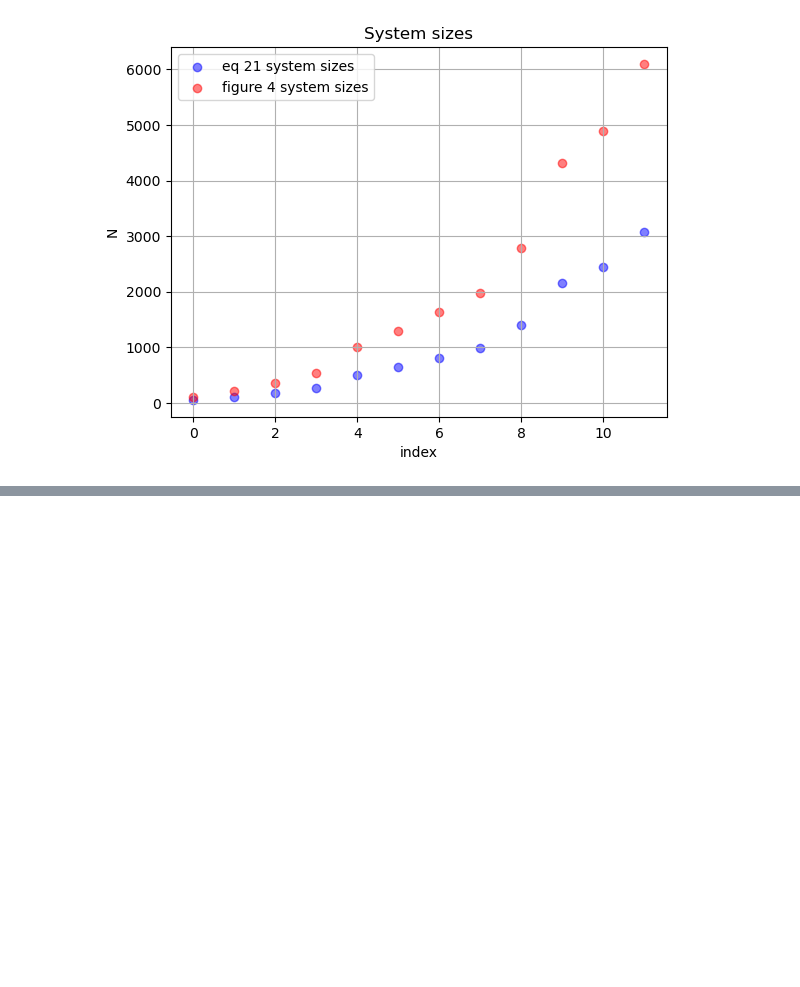
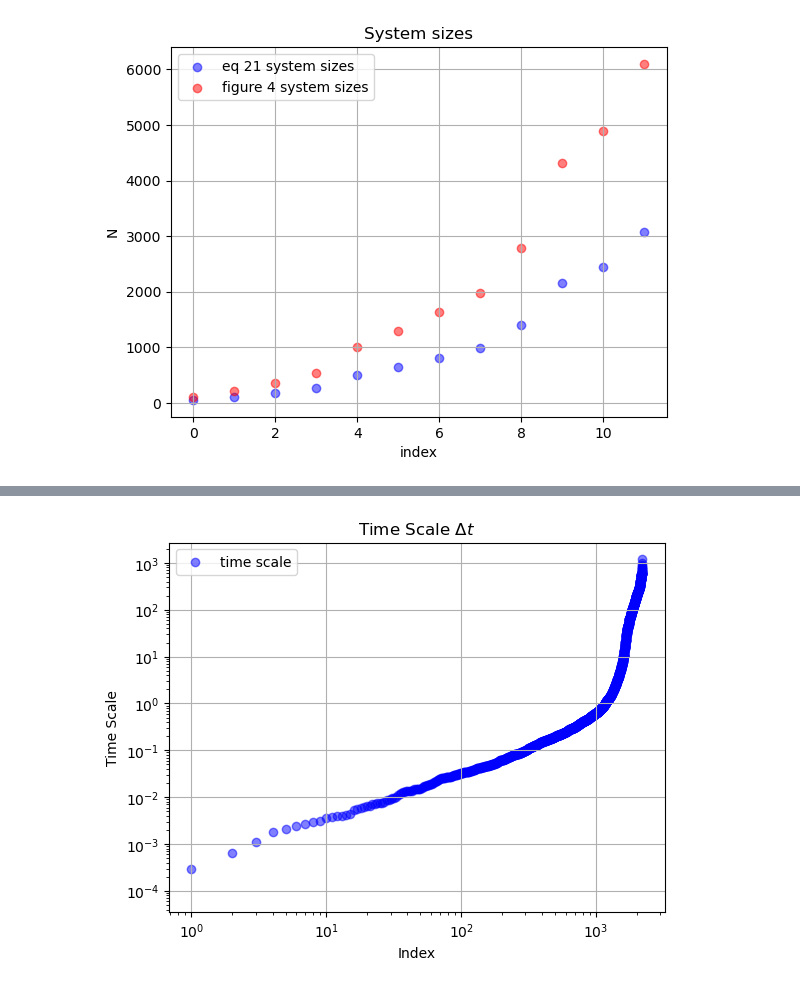
Before and after one commit to toM0dots/XYZ-color-code, a Jupyter notebook: XYZ color code/plots.ipynb, the cells around one changed output, grey strips where cells are left out. Saved outputs shown, nothing was run; the diff lists cells and outputs as text; code cells hidden in the pictures; blank space fills up the shorter version.

```diff
--- a/XYZ color code/plots.ipynb
+++ b/XYZ color code/plots.ipynb
@@ -86,0 +104,20 @@ len(lis)
+# %%
+import numpy as np
+
+with open('time_scale.txt', 'r') as f:
+    text = f.read()
+
+# turn the entire comma-separated blob into a 1D array of floats
+data = np.fromstring(text, sep=',')
+data1 = sorted(data)
+plt.scatter(np.arange(len(data)), data1, color='blue', alpha=0.5, label='time scale')
+plt.xlabel('Index')
+plt.ylabel('Time Scale')
+plt.title(r'Time Scale $\Delta t$')
+plt.grid()
+plt.xscale('log')
+plt.yscale('log')
+plt.legend()
+plt.savefig('time_scale.png')
+# %% [output]
+[figure, added]
```
Also changed, not shown: parts of 5 cells of this notebook, 5 other files.
